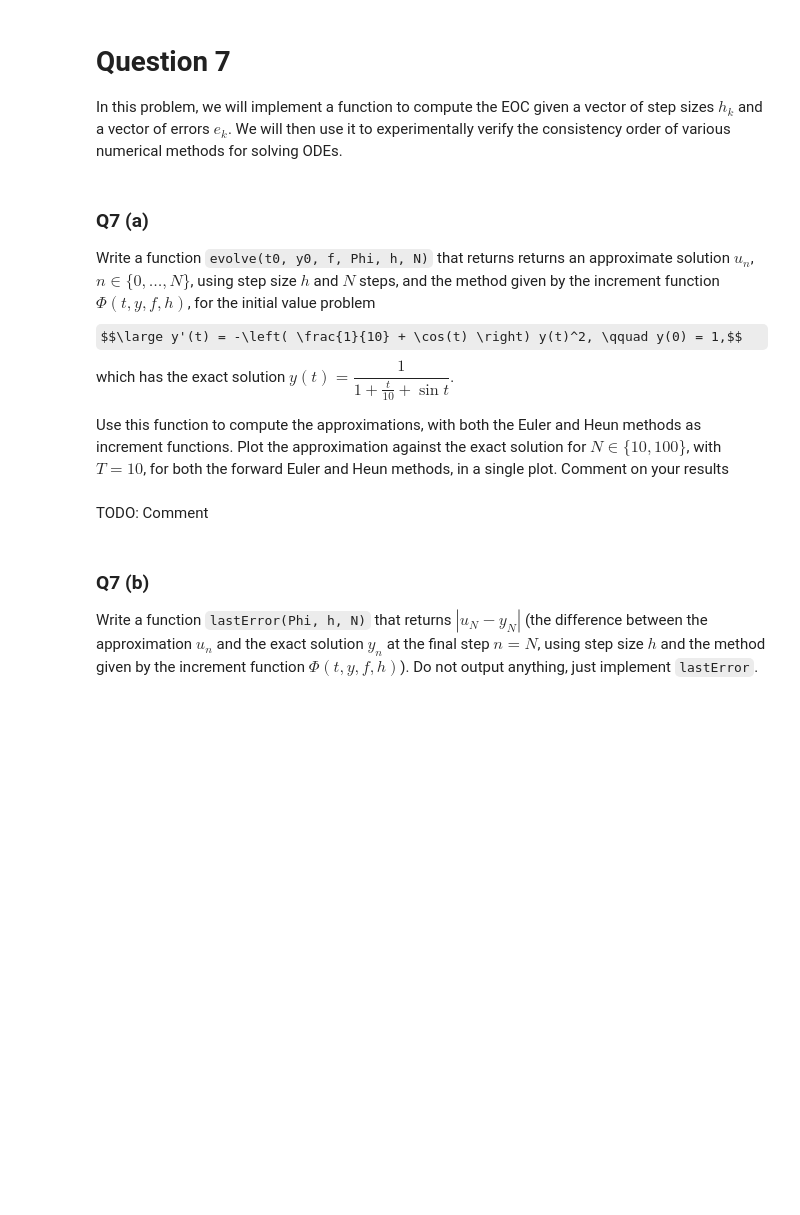
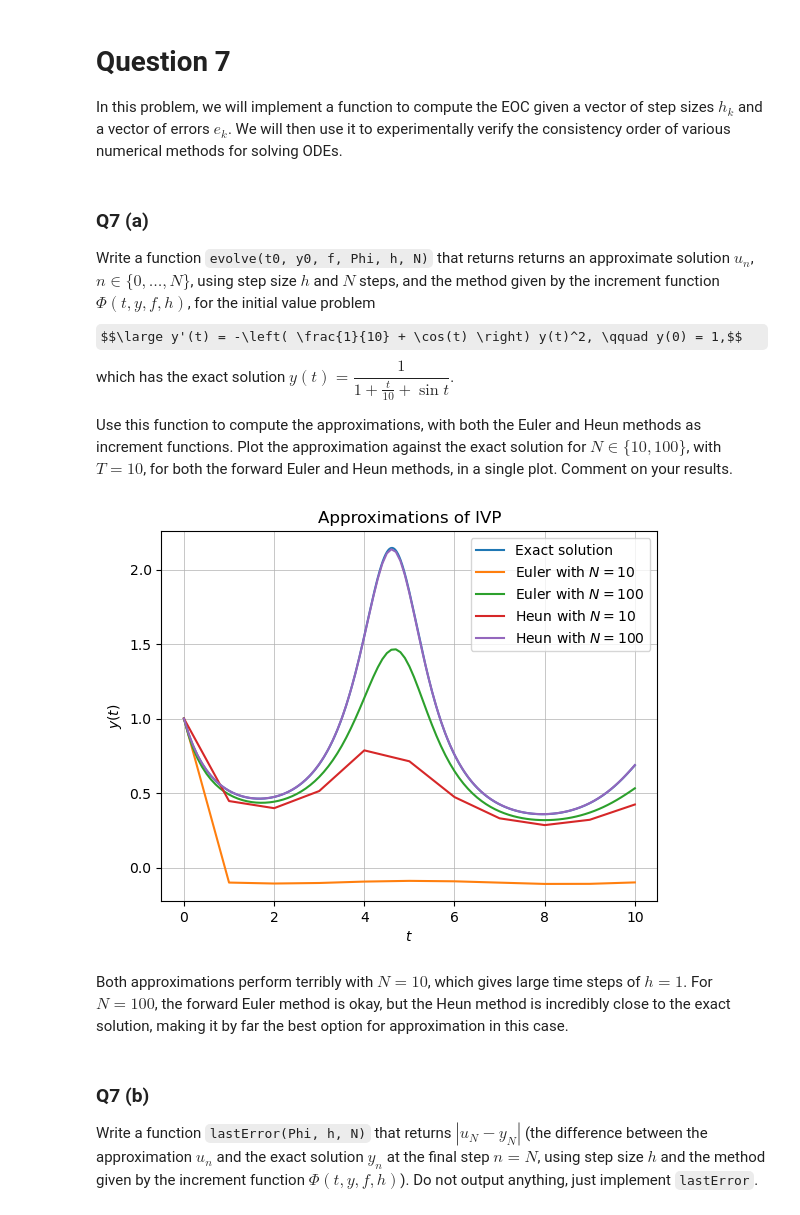
Before and after one commit to DoctorDalek1963/uni, a Jupyter notebook: second-year/MA2K4-Numerical-Methods-and-Computing/Ass-4/Dyson_Dyson_5503449_MA2K4_Assignment_4.ipynb, the cells around one changed output. Cells and saved outputs as stored; diff of their text form; code cells hidden in the pictures; some formulas as TeX source; blank space fills up the shorter version.

Commit message:
Finish Numerical Methods Ass 4

```diff
--- a/second-year/MA2K4-Numerical-Methods-and-Computing/Ass-4/Dyson_Dyson_5503449_MA2K4_Assignment_4.ipynb
+++ b/second-year/MA2K4-Numerical-Methods-and-Computing/Ass-4/Dyson_Dyson_5503449_MA2K4_Assignment_4.ipynb
@@ -10,7 +10,7 @@ In this problem, we will implement a function to compute the EOC given a vector
 
 Write a function `evolve(t0, y0, f, Phi, h, N)` that returns returns an approximate solution $u_n$, $n \in \{0, \dotsc, N \}$, using step size $h$ and $N$ steps, and the method given by the increment function $\Phi(t, y, f, h)$, for the initial value problem $$\large y'(t) = -\left( \frac{1}{10} + \cos(t) \right) y(t)^2, \qquad y(0) = 1,$$ which has the exact solution $y(t) = \dfrac{1}{1 + \frac{t}{10} + \sin t}$.
 
-Use this function to compute the approximations, with both the Euler and Heun methods as increment functions. Plot the approximation against the exact solution for $N \in \{10, 100\}$, with $T = 10$, for both the forward Euler and Heun methods, in a single plot. Comment on your results
+Use this function to compute the approximations, with both the Euler and Heun methods as increment functions. Plot the approximation against the exact solution for $N \in \{10, 100\}$, with $T = 10$, for both the forward Euler and Heun methods, in a single plot. Comment on your results.
 # %%
 def evolve(t0, y0, f, Phi, h, N):
     """Returns an array of N + 1 values approximating the IVP given by t0, y0, and f.
@@ -42,9 +42,45 @@ def Heun(t, u, f, h):
     f_n = f(t, u)
     return (f_n + f(t + h, u + h * f_n)) / 2
 # %%
-# TODO: Compute approximations
+def plot_approximations_euler_heun():
+    T = 10
+
+    t = np.linspace(0, T, 1000)
+    exact = 1 / (1 + t / 10 + np.sin(t))
+
+    t_10 = np.linspace(0, T, 11)
+    t_100 = np.linspace(0, T, 101)
+
+    f = lambda t, y: -(1 / 10 + np.cos(t)) * y*y
+
+    euler_10 = evolve(0, 1, f, forwardEuler, T / 10, 10)
+    euler_100 = evolve(0, 1, f, forwardEuler, T / 100, 100)
+    heun_10 = evolve(0, 1, f, Heun, T / 10, 10)
+    heun_100 = evolve(0, 1, f, Heun, T / 100, 100)
+
+    plt.plot(t, exact, label="Exact solution")
+    plt.plot(t_10, euler_10, label="Euler with $N=10$")
+    plt.plot(t_100, euler_100, label="Euler with $N=100$")
+    plt.plot(t_10, heun_10, label="Heun with $N=10$")
+    plt.plot(t_100, heun_100, label="Heun with $N=100$")
+
+    plt.grid(True, which='both', linestyle='-', linewidth=0.5)
+
+    plt.title(r"Approximations of IVP")
+    plt.legend()
+    plt.xlabel("$t$")
+    plt.ylabel("$y(t)$")
+
+    plt.show()
+    plt.clf()
+    plt.close()
+
+
+plot_approximations_euler_heun()
+# %% [output]
+[figure, added]
 # %% [markdown]
-TODO: Comment
+Both approximations perform terribly with $N=10$, which gives large time steps of $h=1$. For $N=100$, the forward Euler method is okay, but the Heun method is incredibly close to the exact solution, making it by far the best option for approximation in this case.
 # %% [markdown]
 ### Q7 (b)
 
```
Also changed, not shown: parts of 10 cells of this notebook, 2 other files.
